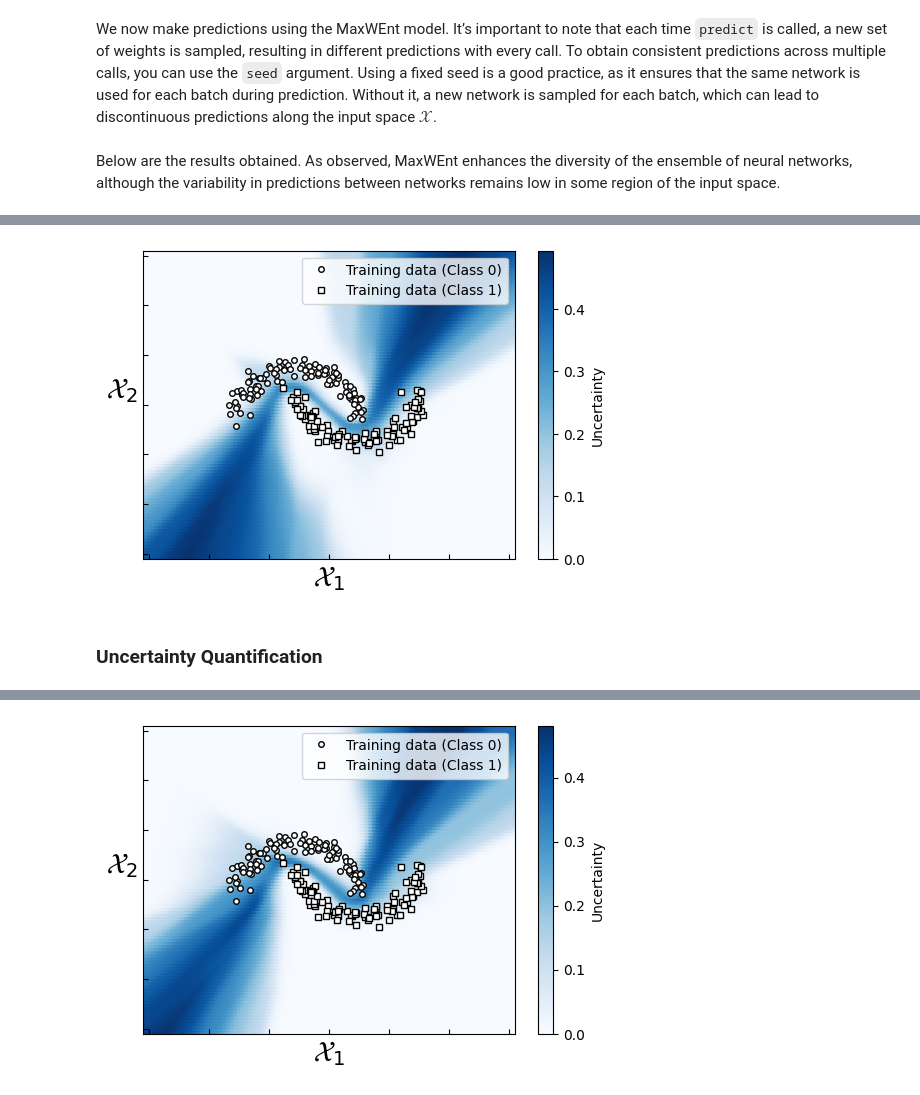
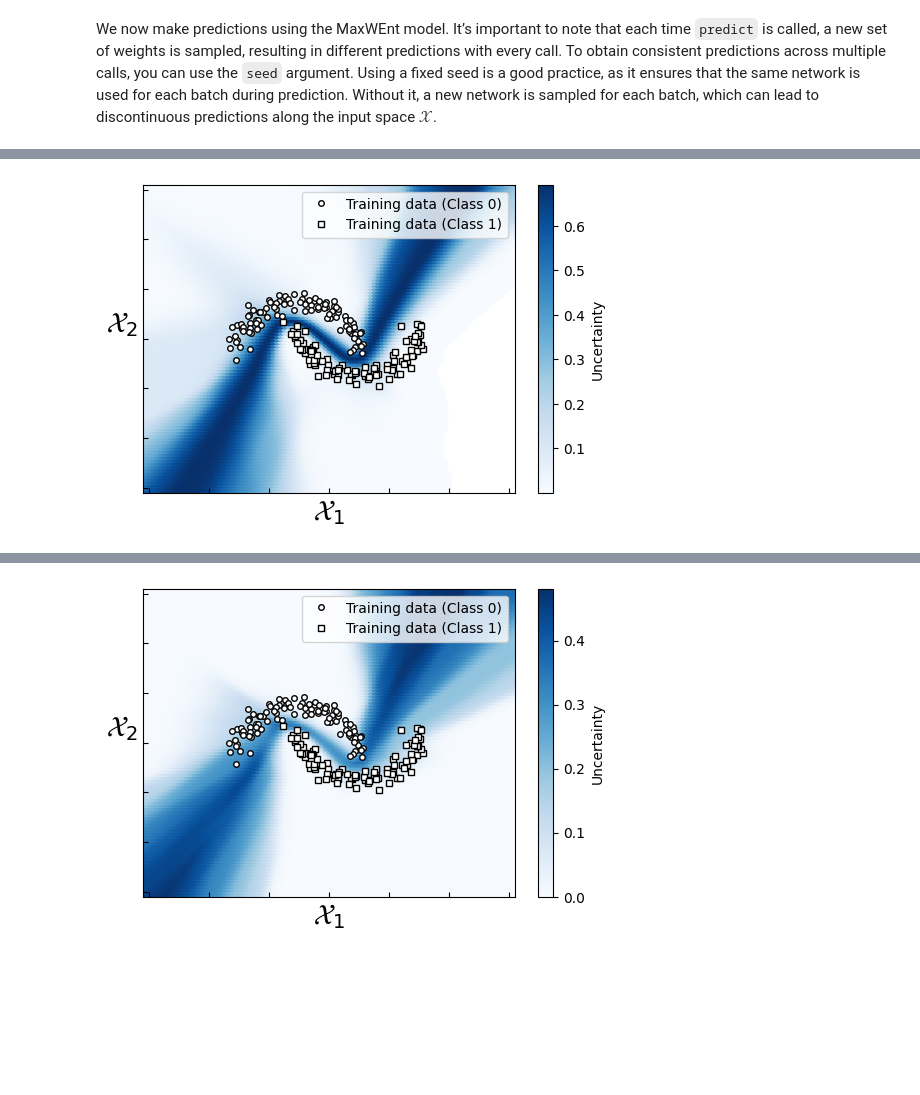
Before and after one commit to antoinedemathelin/maxwent, a Jupyter notebook: docs/content/2D_Classification_Example.ipynb, the cells around one changed output, grey strips where cells are left out. Saved outputs shown, nothing was run; the diff lists cells and outputs as text; code cells hidden in the pictures; blank space fills up the shorter version.

```diff
--- a/docs/content/2D_Classification_Example.ipynb
+++ b/docs/content/2D_Classification_Example.ipynb
@@ -196,10 +199,9 @@ y_preds = [
     mwe.predict(x_ood, batch_size=1000, seed=123+i)
     for i in range(n_sample)
 ]
+y_pred = np.mean(y_preds, axis=0)
-# %% [markdown]
-Below are the results obtained. As observed, MaxWEnt enhances the diversity of the ensemble of neural networks, although the variability in predictions between networks remains low in some region of the input space.
 # %%
-uncertainties = np.std(y_preds, axis=0)
+uncertainties = -y_pred * np.log(y_pred) - (1 - y_pred) * np.log(1 - y_pred)
 
 ax = plot_classification_2d(x_train, y_train, x_ood)
 unc = ax.scatter(x_ood[:, 0], x_ood[:, 1], c=uncertainties, cmap="Blues")
@@ -209,3 +213 @@ ax.legend(loc="upper right"); plt.show()
-[figure, old version]
+[figure, new version]
-# %% [markdown]
-### Uncertainty Quantification
```
Also changed, not shown: parts of 11 cells of this notebook, 10 other files.
